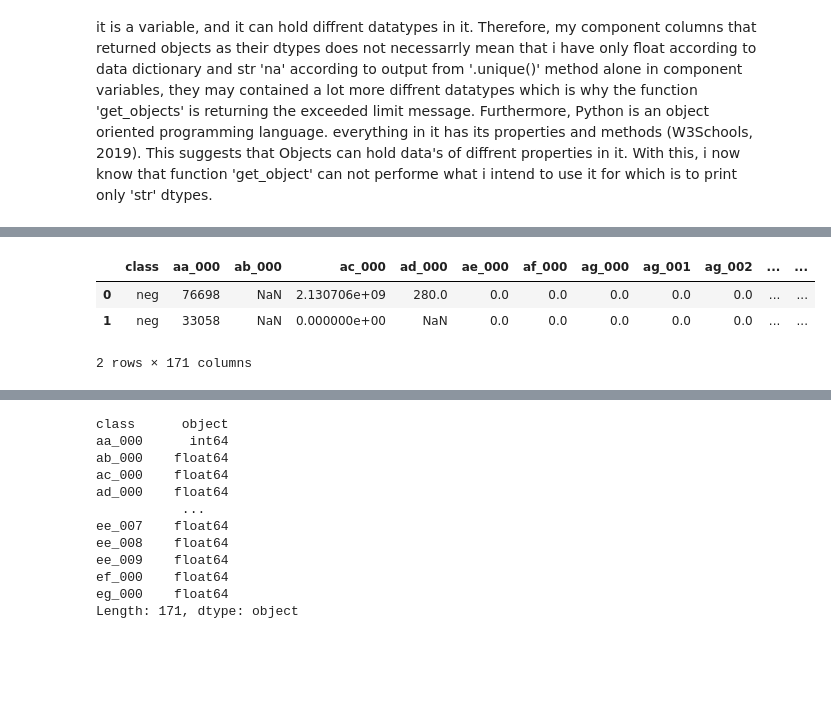
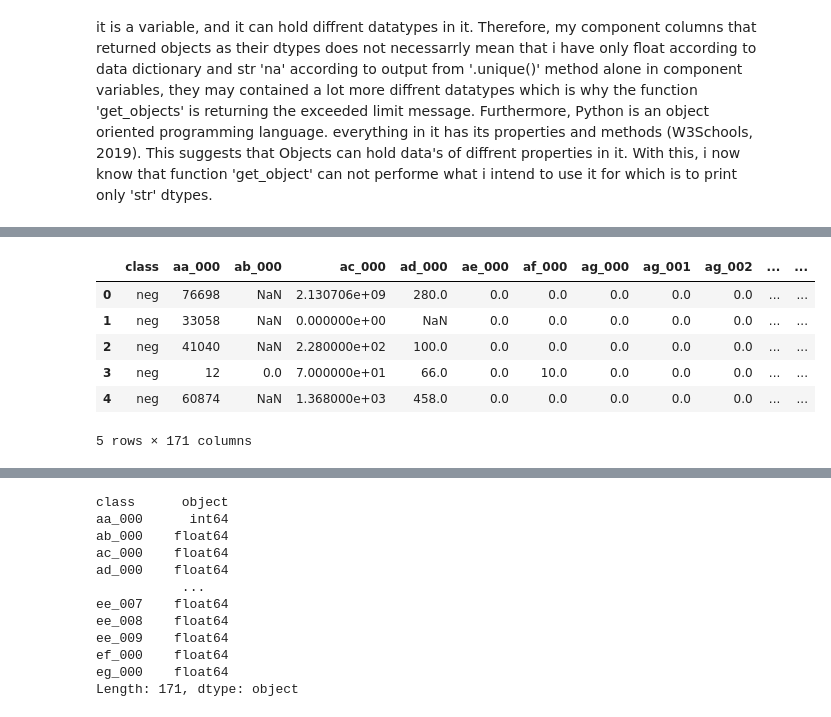
Before and after one commit to Ayomide-ola/Bussiness_Analysis, a Jupyter notebook: App_failure CA.ipynb, the cells around one changed output, grey strips where cells are left out. Cells and saved outputs as stored; diff of their text form; code cells hidden in the pictures; blank space fills up the shorter version.

```diff
--- a/App_failure CA.ipynb
+++ b/App_failure CA.ipynb
@@ -500,9 +518,12 @@ I have seen 'na' come up multiple times as unique value in the compomnent variab
 # %%
-missing_value_format = ['na']
+missing_value_format = ['na', '', '.']
 df= pd.read_csv('aps_failure_set.csv', na_values = missing_value_formats)
-df.head(2)
+df.head(5)
 # %% [output]
 |  | class | aa_000 | ab_000 | ac_000 | ad_000 | ae_000 | af_000 | ag_000 | ag_001 | ag_002 | ... | ... |
 | 0 | neg | 76698 | NaN | 2.130706e+09 | 280.0 | 0.0 | 0.0 | 0.0 | 0.0 | 0.0 | ... | ... |
 | 1 | neg | 33058 | NaN | 0.000000e+00 | NaN | 0.0 | 0.0 | 0.0 | 0.0 | 0.0 | ... | ... |
+| 2 | neg | 41040 | NaN | 2.280000e+02 | 100.0 | 0.0 | 0.0 | 0.0 | 0.0 | 0.0 | ... | ... |
+| 3 | neg | 12 | 0.0 | 7.000000e+01 | 66.0 | 0.0 | 10.0 | 0.0 | 0.0 | 0.0 | ... | ... |
+| 4 | neg | 60874 | NaN | 1.368000e+03 | 458.0 | 0.0 | 0.0 | 0.0 | 0.0 | 0.0 | ... | ... |
-2 rows × 171 columns
+5 rows × 171 columns
```
Also changed, not shown: parts of 66 cells of this notebook.
